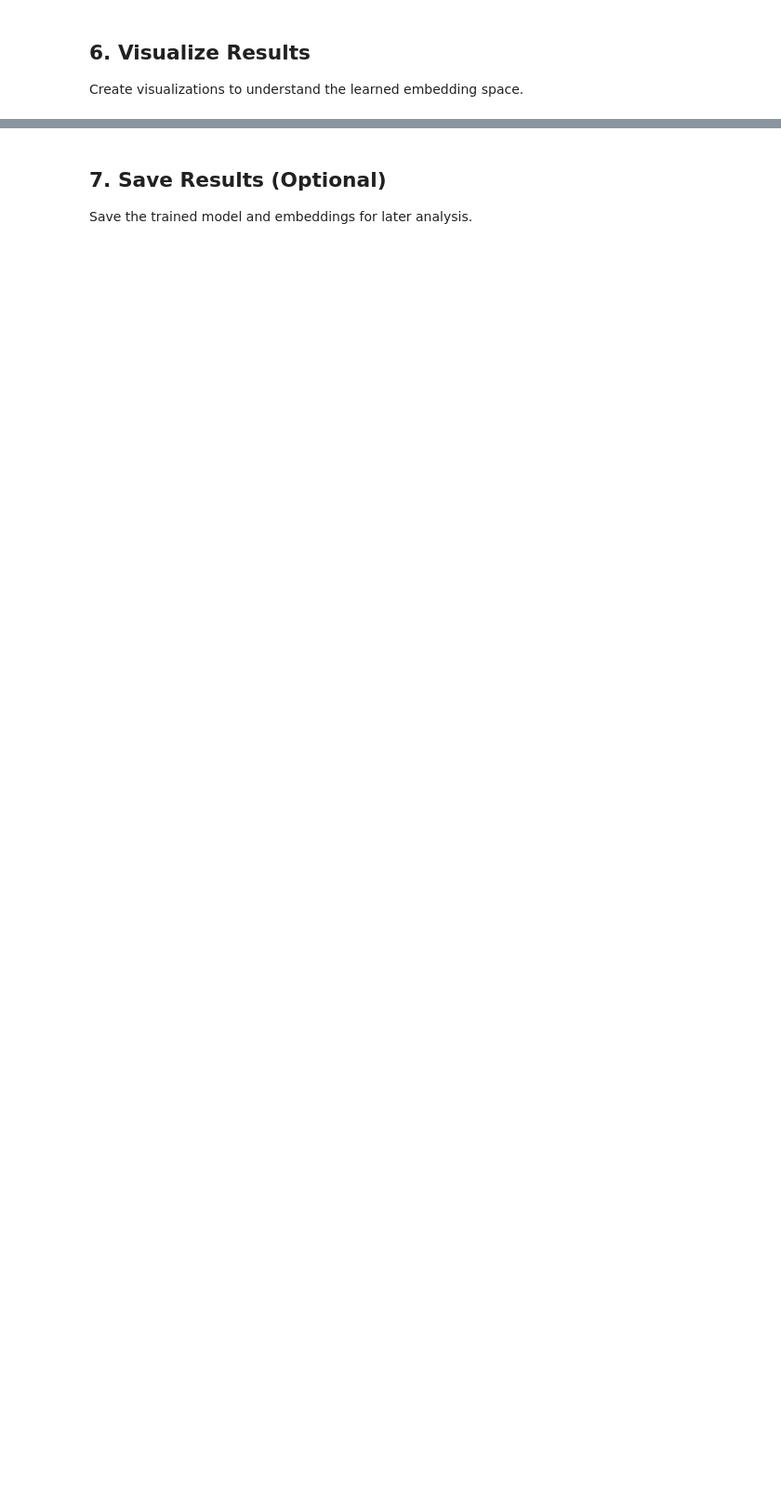
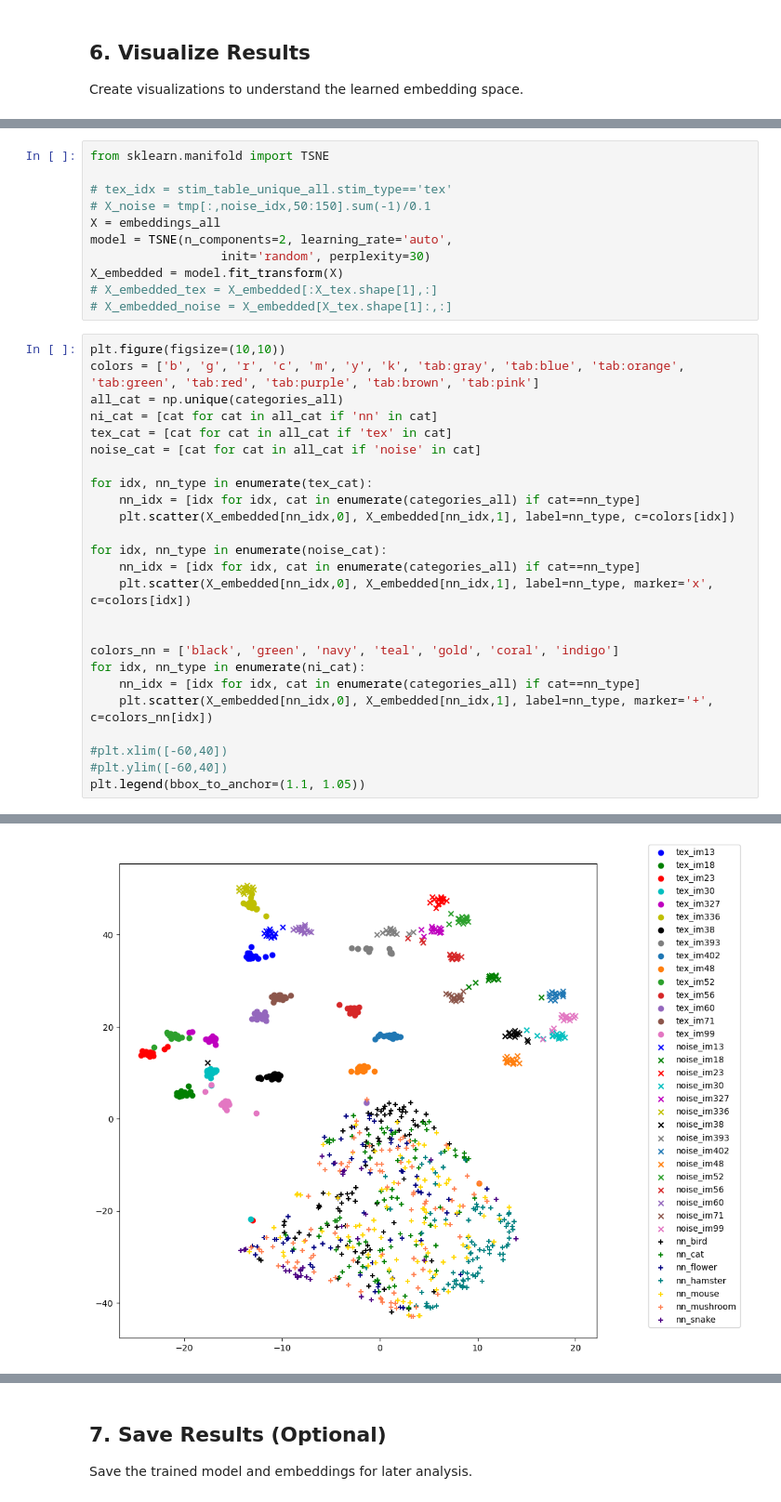
Before and after one commit to jiaxx/neural_repr, a Jupyter notebook: examples/basic_usage.ipynb, the cells around one changed output, grey strips where cells are left out. Shown at 93% size. Drawn from its saved outputs; the diff is of its cells as text; blank space fills up the shorter version.

Commit message:
working model

```diff
--- a/examples/basic_usage.ipynb
+++ b/examples/basic_usage.ipynb
@@ -412,0 +489,37 @@ Create visualizations to understand the learned embedding space.
+# %%
+from sklearn.manifold import TSNE
+
+# tex_idx = stim_table_unique_all.stim_type=='tex'
+# X_noise = tmp[:,noise_idx,50:150].sum(-1)/0.1
+X = embeddings_all
+model = TSNE(n_components=2, learning_rate='auto',
+                  init='random', perplexity=30)
+X_embedded = model.fit_transform(X)
+# X_embedded_tex = X_embedded[:X_tex.shape[1],:]
+# X_embedded_noise = X_embedded[X_tex.shape[1]:,:]
+# %%
+plt.figure(figsize=(10,10))
+colors = ['b', 'g', 'r', 'c', 'm', 'y', 'k', 'tab:gray', 'tab:blue', 'tab:orange', 'tab:green', 'tab:red', 'tab:purple', 'tab:brown', 'tab:pink']
+all_cat = np.unique(categories_all)
+ni_cat = [cat for cat in all_cat if 'nn' in cat]
+tex_cat = [cat for cat in all_cat if 'tex' in cat]
+noise_cat = [cat for cat in all_cat if 'noise' in cat]
+
+for idx, nn_type in enumerate(tex_cat):
+    nn_idx = [idx for idx, cat in enumerate(categories_all) if cat==nn_type]
+    plt.scatter(X_embedded[nn_idx,0], X_embedded[nn_idx,1], label=nn_type, c=colors[idx])
+
+for idx, nn_type in enumerate(noise_cat):
+    nn_idx = [idx for idx, cat in enumerate(categories_all) if cat==nn_type]
+    plt.scatter(X_embedded[nn_idx,0], X_embedded[nn_idx,1], label=nn_type, marker='x', c=colors[idx])
+
+
+colors_nn = ['black', 'green', 'navy', 'teal', 'gold', 'coral', 'indigo']
+for idx, nn_type in enumerate(ni_cat):
+    nn_idx = [idx for idx, cat in enumerate(categories_all) if cat==nn_type]
+    plt.scatter(X_embedded[nn_idx,0], X_embedded[nn_idx,1], label=nn_type, marker='+', c=colors_nn[idx])
+
+#plt.xlim([-60,40])
+#plt.ylim([-60,40])
+plt.legend(bbox_to_anchor=(1.1, 1.05))
+# %% [output]
@@ -413 +527,2 @@ Create visualizations to understand the learned embedding space.
+[figure, added]
 # %%
```
Also changed, not shown: parts of 12 cells of this notebook, 2 other files.
